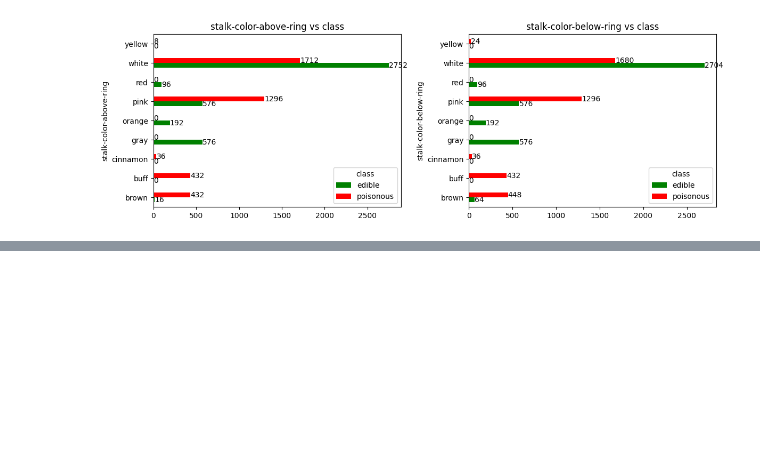
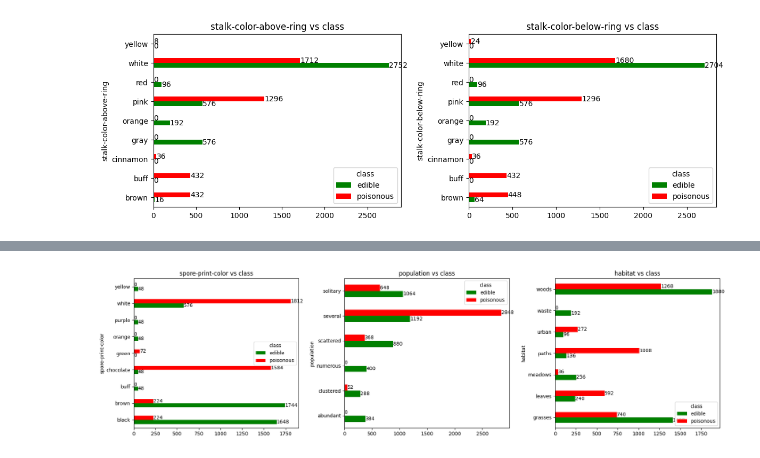
Before and after one commit to Akshay-Paunikar/iNeuron_Mushroom_Classification, a Jupyter notebook: mushroom/notebook/mushroom_EDA.ipynb, the cells around one changed output, grey strips where cells are left out. Saved outputs shown, nothing was run; the diff lists cells and outputs as text; code cells hidden in the pictures; blank space fills up the shorter version.

```diff
--- a/mushroom/notebook/mushroom_EDA.ipynb
+++ b/mushroom/notebook/mushroom_EDA.ipynb
@@ -1019,0 +1078,5 @@ plt.show()
+# %%
+# spore-print-color vs class
+SporePrintColorClass = mushroom.groupby(['class','spore-print-color']).size().reset_index().pivot(
+    columns='class',index='spore-print-color',values=0).rename(columns={0:"counts"})
+SporePrintColorClass
@@ -1019,0 +1095,5 @@ plt.show()
+# %%
+# population vs class
+PopulationClass = mushroom.groupby(['class','population']).size().reset_index().pivot(
+    columns='class',index='population',values=0).rename(columns={0:"counts"})
+PopulationClass
@@ -1019,0 +1109,5 @@ plt.show()
+# %%
+# habitat vs class
+HabitatClass = mushroom.groupby(['class','habitat']).size().reset_index().pivot(
+    columns='class',index='habitat',values=0).rename(columns={0:"counts"})
+HabitatClass
@@ -1019,0 +1124,34 @@ plt.show()
+# %%
+plt.figure(figsize=(18,5))
+
+# spore-print-color vs class
+
+ax1 = plt.subplot2grid((1,3),(0,0))
+
+SporePrintColorClass.plot(kind='barh',stacked=False,ax=ax1, color=['green','red'])
+for i in ax1.containers:
+    ax1.bar_label(i)
+plt.title("spore-print-color vs class")
+
+# population vs class
+
+ax2 = plt.subplot2grid((1,3),(0,1))
+
+PopulationClass.plot(kind='barh',stacked=False,ax=ax2, color=['green','red'])
+for i in ax2.containers:
+    ax2.bar_label(i)
+plt.title("population vs class")
+
+# habitat vs class
+
+ax3 = plt.subplot2grid((1,3),(0,2))
+
+HabitatClass.plot(kind='barh',stacked=False,ax=ax3, color=['green','red'])
+for i in ax3.containers:
+    ax3.bar_label(i)
+plt.title("habitat vs class")
+
+plt.tight_layout()
+plt.show()
+# %% [output]
+[figure, added]
```
Also changed, not shown: parts of 12 cells of this notebook.
